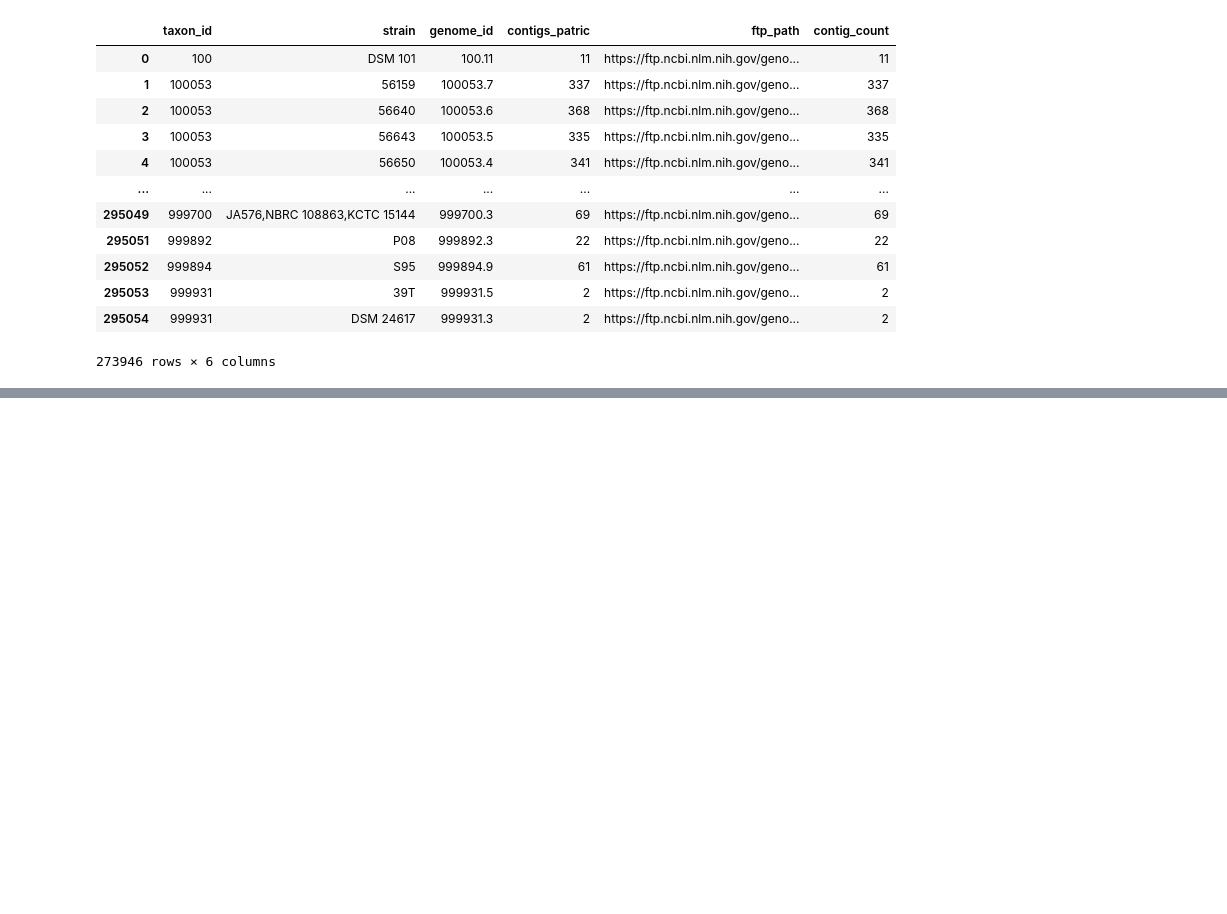
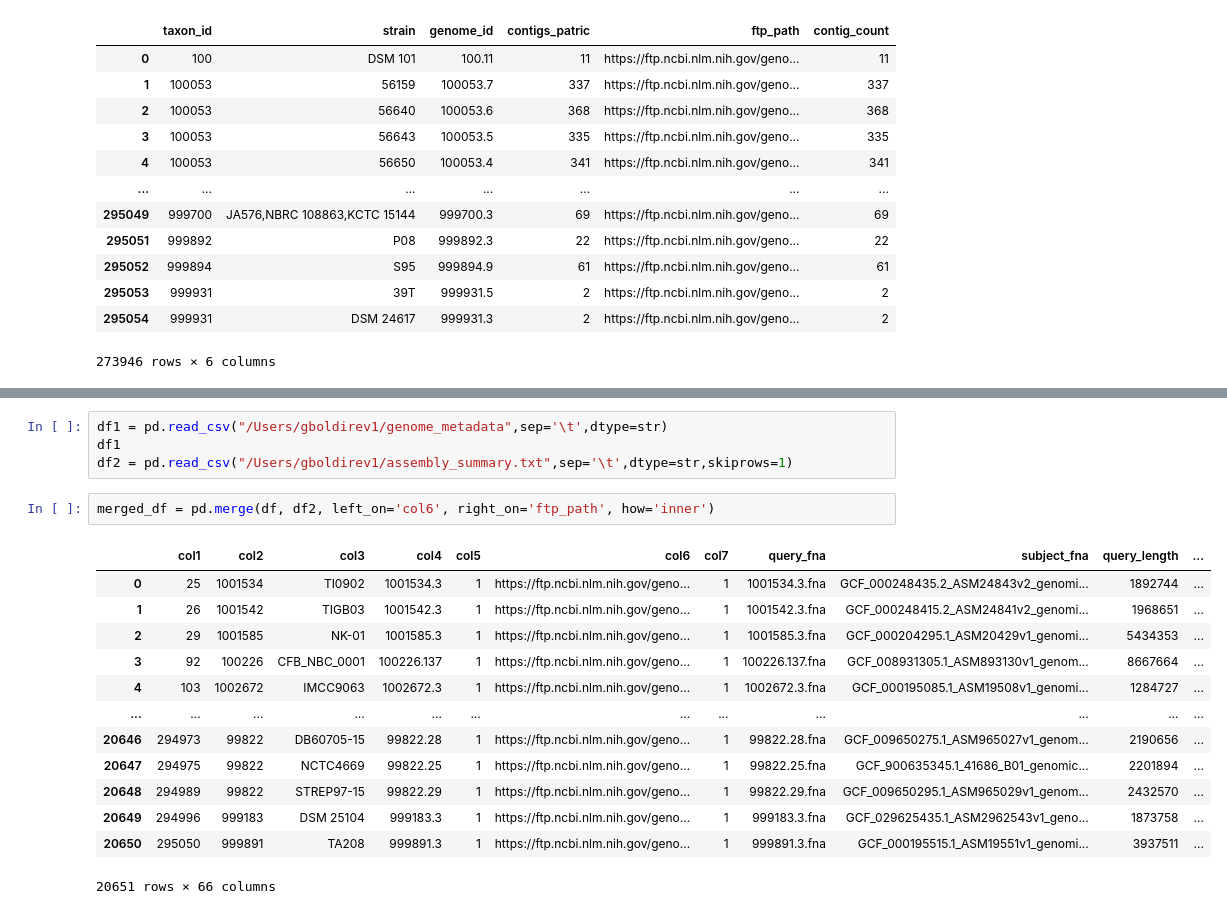
Before and after one commit to Sorcery229/Metagenomics-project, a Jupyter notebook: match_databases.ipynb, the cells around one changed output, grey strips where cells are left out. Cells and saved outputs as stored; diff of their text form; blank space fills up the shorter version.

```diff
--- a/match_databases.ipynb
+++ b/match_databases.ipynb
@@ -545,0 +453,20 @@ df_remaining
+# %%
+df1 = pd.read_csv("/Users/gboldirev1/genome_metadata",sep='\t',dtype=str)
+df1
+df2 = pd.read_csv("/Users/gboldirev1/assembly_summary.txt",sep='\t',dtype=str,skiprows=1)
+# %%
+merged_df = pd.merge(df, df2, left_on='col6', right_on='ftp_path', how='inner')
+# %% [output]
+|  | col1 | col2 | col3 | col4 | col5 | col6 | col7 | query_fna | subject_fna | query_length | ... |
+| 0 | 25 | 1001534 | TI0902 | 1001534.3 | 1 | https://ftp.ncbi.nlm.nih.gov/geno... | 1 | 1001534.3.fna | GCF_000248435.2_ASM24843v2_genomi... | 1892744 | ... |
+| 1 | 26 | 1001542 | TIGB03 | 1001542.3 | 1 | https://ftp.ncbi.nlm.nih.gov/geno... | 1 | 1001542.3.fna | GCF_000248415.2_ASM24841v2_genomi... | 1968651 | ... |
+| 2 | 29 | 1001585 | NK-01 | 1001585.3 | 1 | https://ftp.ncbi.nlm.nih.gov/geno... | 1 | 1001585.3.fna | GCF_000204295.1_ASM20429v1_genomi... | 5434353 | ... |
+| 3 | 92 | 100226 | CFB_NBC_0001 | 100226.137 | 1 | https://ftp.ncbi.nlm.nih.gov/geno... | 1 | 100226.137.fna | GCF_008931305.1_ASM893130v1_genom... | 8667664 | ... |
+| 4 | 103 | 1002672 | IMCC9063 | 1002672.3 | 1 | https://ftp.ncbi.nlm.nih.gov/geno... | 1 | 1002672.3.fna | GCF_000195085.1_ASM19508v1_genomi... | 1284727 | ... |
+| ... | ... | ... | ... | ... | ... | ... | ... | ... | ... | ... | ... |
+| 20646 | 294973 | 99822 | DB60705-15 | 99822.28 | 1 | https://ftp.ncbi.nlm.nih.gov/geno... | 1 | 99822.28.fna | GCF_009650275.1_ASM965027v1_genom... | 2190656 | ... |
+| 20647 | 294975 | 99822 | NCTC4669 | 99822.25 | 1 | https://ftp.ncbi.nlm.nih.gov/geno... | 1 | 99822.25.fna | GCF_900635345.1_41686_B01_genomic... | 2201894 | ... |
+| 20648 | 294989 | 99822 | STREP97-15 | 99822.29 | 1 | https://ftp.ncbi.nlm.nih.gov/geno... | 1 | 99822.29.fna | GCF_009650295.1_ASM965029v1_genom... | 2432570 | ... |
+| 20649 | 294996 | 999183 | DSM 25104 | 999183.3 | 1 | https://ftp.ncbi.nlm.nih.gov/geno... | 1 | 999183.3.fna | GCF_029625435.1_ASM2962543v1_geno... | 1873758 | ... |
+| 20650 | 295050 | 999891 | TA208 | 999891.3 | 1 | https://ftp.ncbi.nlm.nih.gov/geno... | 1 | 999891.3.fna | GCF_000195515.1_ASM19551v1_genomi... | 3937511 | ... |
+20651 rows × 66 columns
```
Also changed, not shown: parts of 25 cells of this notebook, 2 other files.
